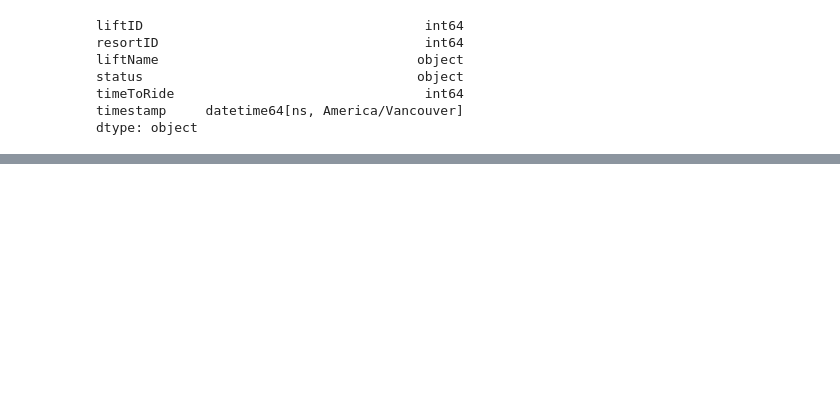
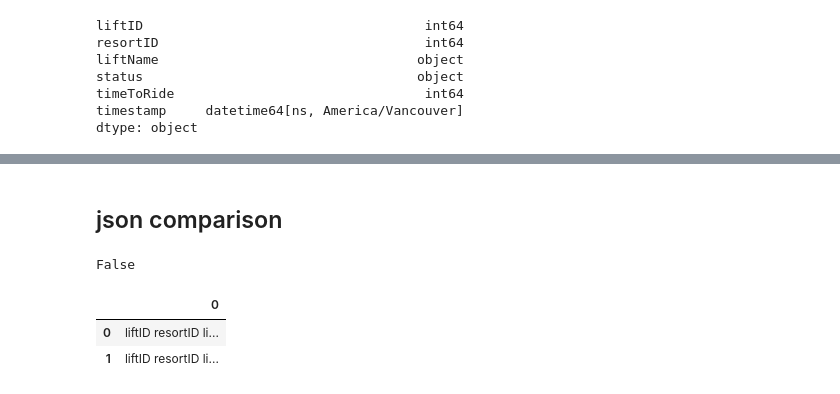
Before and after one commit to Pall-v/snowbot, a Jupyter notebook: process_json.ipynb, the cells around one changed output, grey strips where cells are left out. Saved outputs shown, nothing was run; the diff lists cells and outputs as text; code cells hidden in the pictures; blank space fills up the shorter version.

```diff
--- a/process_json.ipynb
+++ b/process_json.ipynb
@@ -172,0 +267,2 @@ df.to_csv(DATA_DIR + "df_test.csv")
+# %% [markdown]
+## json comparison
@@ -172,0 +282,4 @@ df.to_csv(DATA_DIR + "df_test.csv")
+# %%
+a == b
+# %% [output]
+False
@@ -172,0 +289,10 @@ df.to_csv(DATA_DIR + "df_test.csv")
+# %%
+df_new = pd.DataFrame.from_dict(
+    [json_normalize(a, record_path='lifts', meta='timestamp'),
+    json_normalize(b, record_path='lifts', meta='timestamp')])
+# %%
+df_new
+# %% [output]
+|  | 0 |
+| 0 | liftID resortID li... |
+| 1 | liftID resortID li... |
```
Also changed, not shown: parts of 13 cells of this notebook, 5 other files.
